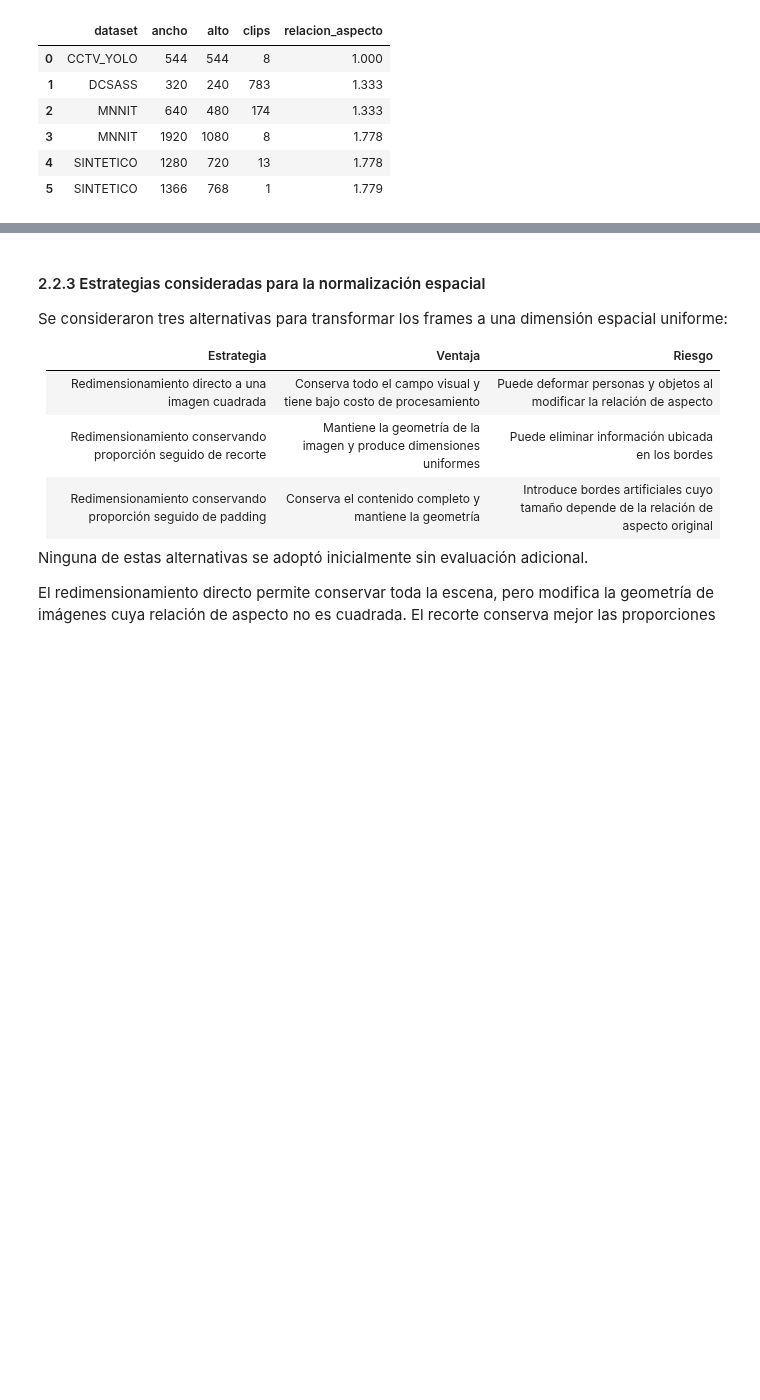
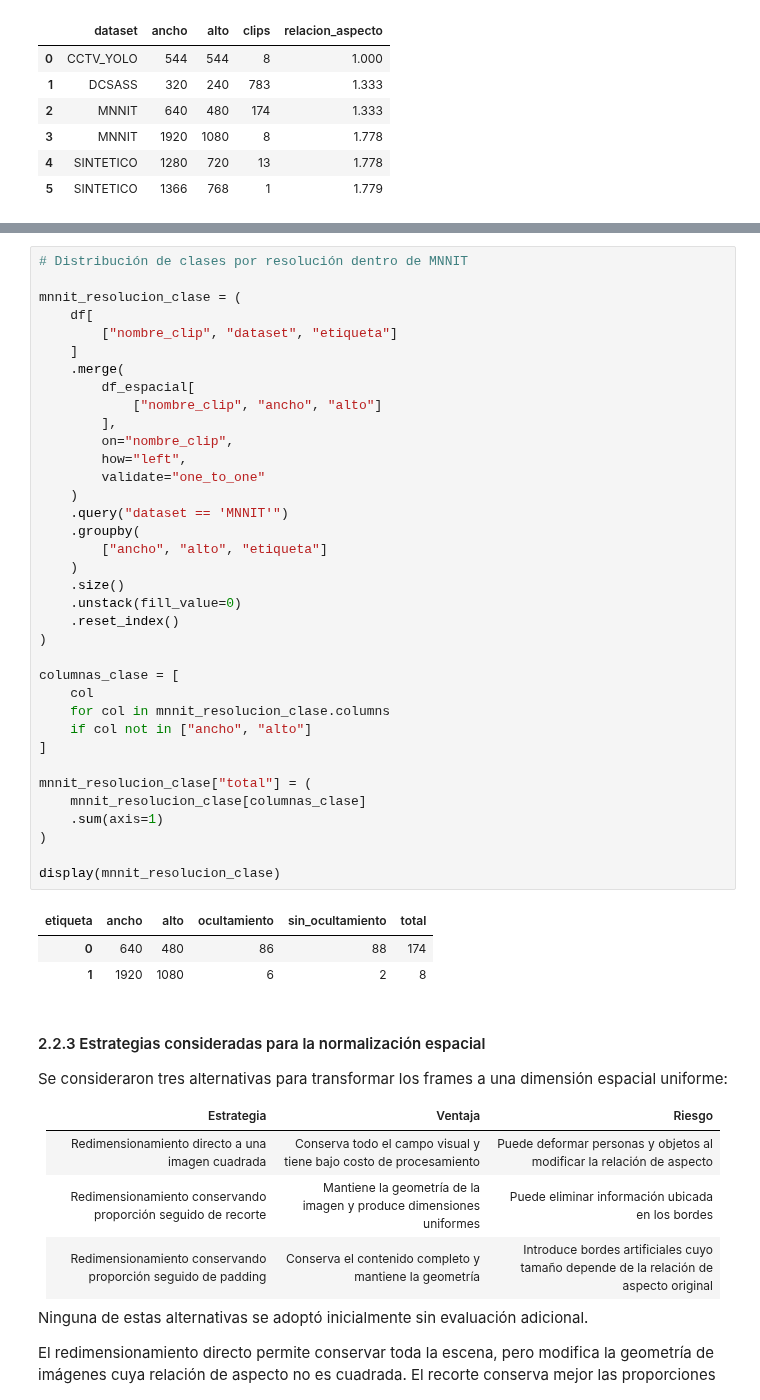
Before and after one commit to joseluistinajero/MNA---Proyecto-Integrador, a Jupyter notebook: Notebooks/Avance2_Equipo41.ipynb, the cells around one changed output, grey strips where cells are left out. Saved outputs shown, nothing was run; the diff lists cells and outputs as text; blank space fills up the shorter version.

```diff
--- a/Notebooks/Avance2_Equipo41.ipynb
+++ b/Notebooks/Avance2_Equipo41.ipynb
@@ -1031,3 +1420,43 @@ La normalización espacial deberá producir una dimensión común para todos los
+# %%
+# Distribución de clases por resolución dentro de MNNIT
+
+mnnit_resolucion_clase = (
+    df[
+        ["nombre_clip", "dataset", "etiqueta"]
+    ]
+    .merge(
+        df_espacial[
+            ["nombre_clip", "ancho", "alto"]
+        ],
+        on="nombre_clip",
+        how="left",
+        validate="one_to_one"
+    )
+    .query("dataset == 'MNNIT'")
+    .groupby(
+        ["ancho", "alto", "etiqueta"]
+    )
+    .size()
+    .unstack(fill_value=0)
+    .reset_index()
+)
+
+columnas_clase = [
+    col
+    for col in mnnit_resolucion_clase.columns
+    if col not in ["ancho", "alto"]
+]
+
+mnnit_resolucion_clase["total"] = (
+    mnnit_resolucion_clase[columnas_clase]
+    .sum(axis=1)
+)
+
+display(mnnit_resolucion_clase)
+# %% [output]
+| etiqueta | ancho | alto | ocultamiento | sin_ocultamiento | total |
+| 0 | 640 | 480 | 86 | 88 | 174 |
+| 1 | 1920 | 1080 | 6 | 2 | 8 |
 # %% [markdown]
 #### 2.2.3 Estrategias consideradas para la normalización espacial
 
```
Also changed, not shown: parts of 27 cells of this notebook.
